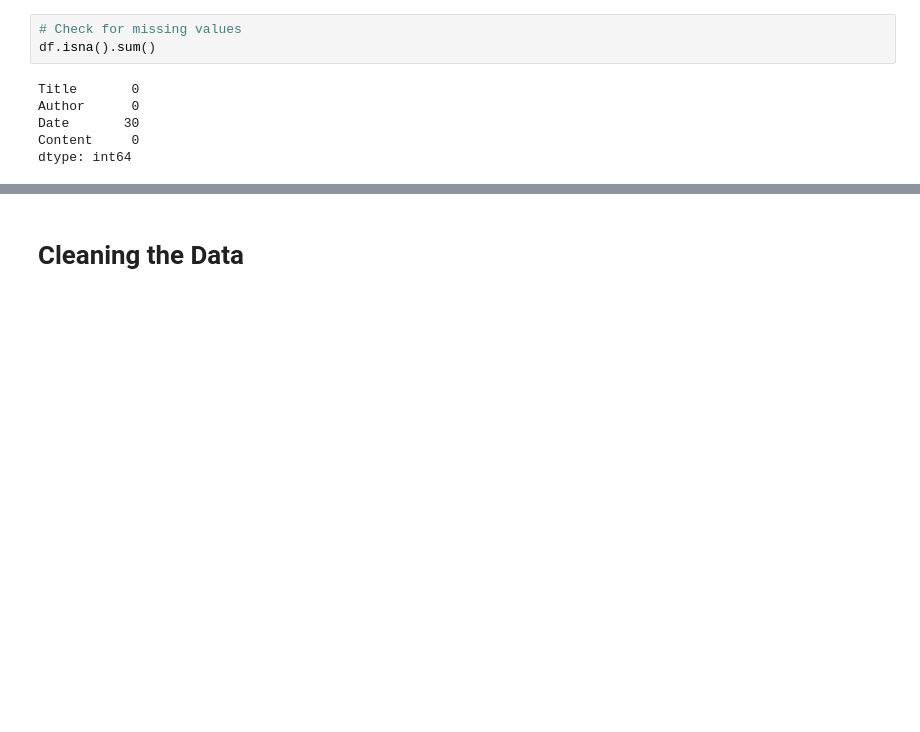
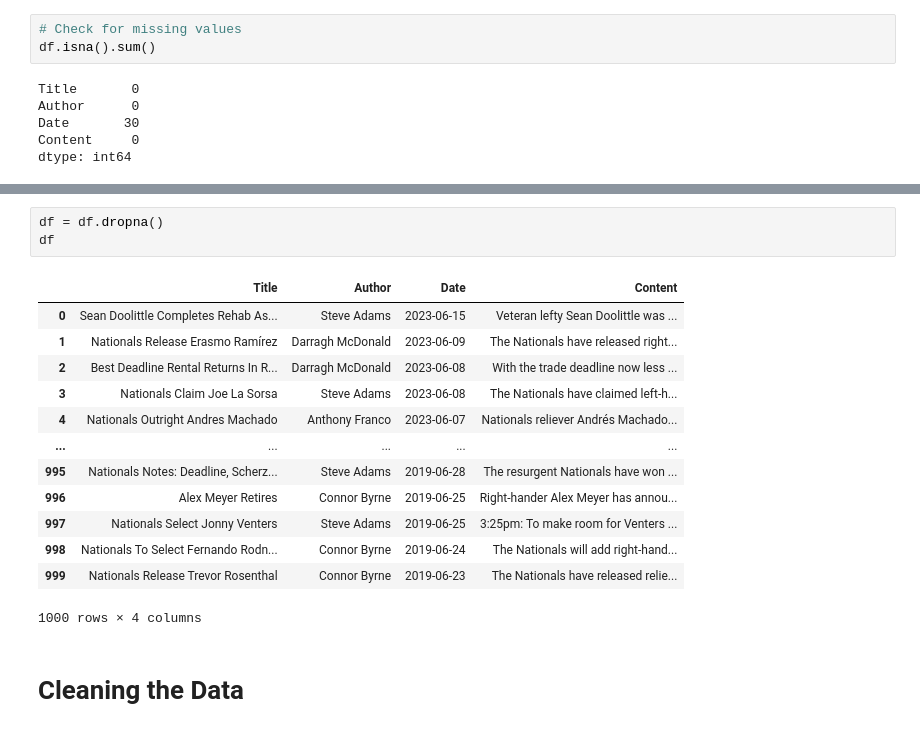
Before and after one commit to ApkimCA/AppliedTextMining_Team11, a Jupyter notebook: nationals_code.ipynb, the cells around one changed output, grey strips where cells are left out. Cells and saved outputs as stored; diff of their text form; blank space fills up the shorter version.

```diff
--- a/nationals_code.ipynb
+++ b/nationals_code.ipynb
@@ -123,3 +131,20 @@ len(df)
+# %%
+df = df.dropna()
+df
+# %% [output]
+|  | Title | Author | Date | Content |
+| 0 | Sean Doolittle Completes Rehab As... | Steve Adams | 2023-06-15 | Veteran lefty Sean Doolittle was ... |
+| 1 | Nationals Release Erasmo Ramírez | Darragh McDonald | 2023-06-09 | The Nationals have released right... |
+| 2 | Best Deadline Rental Returns In R... | Darragh McDonald | 2023-06-08 | With the trade deadline now less ... |
+| 3 | Nationals Claim Joe La Sorsa | Steve Adams | 2023-06-08 | The Nationals have claimed left-h... |
+| 4 | Nationals Outright Andres Machado | Anthony Franco | 2023-06-07 | Nationals reliever Andrés Machado... |
+| ... | ... | ... | ... | ... |
+| 995 | Nationals Notes: Deadline, Scherz... | Steve Adams | 2019-06-28 | The resurgent Nationals have won ... |
+| 996 | Alex Meyer Retires | Connor Byrne | 2019-06-25 | Right-hander Alex Meyer has annou... |
+| 997 | Nationals Select Jonny Venters | Steve Adams | 2019-06-25 | 3:25pm: To make room for Venters ... |
+| 998 | Nationals To Select Fernando Rodn... | Connor Byrne | 2019-06-24 | The Nationals will add right-hand... |
+| 999 | Nationals Release Trevor Rosenthal | Connor Byrne | 2019-06-23 | The Nationals have released relie... |
+1000 rows × 4 columns
 # %% [markdown]
 # Cleaning the Data
 # %%
```
Also changed, not shown: parts of 12 cells of this notebook.
